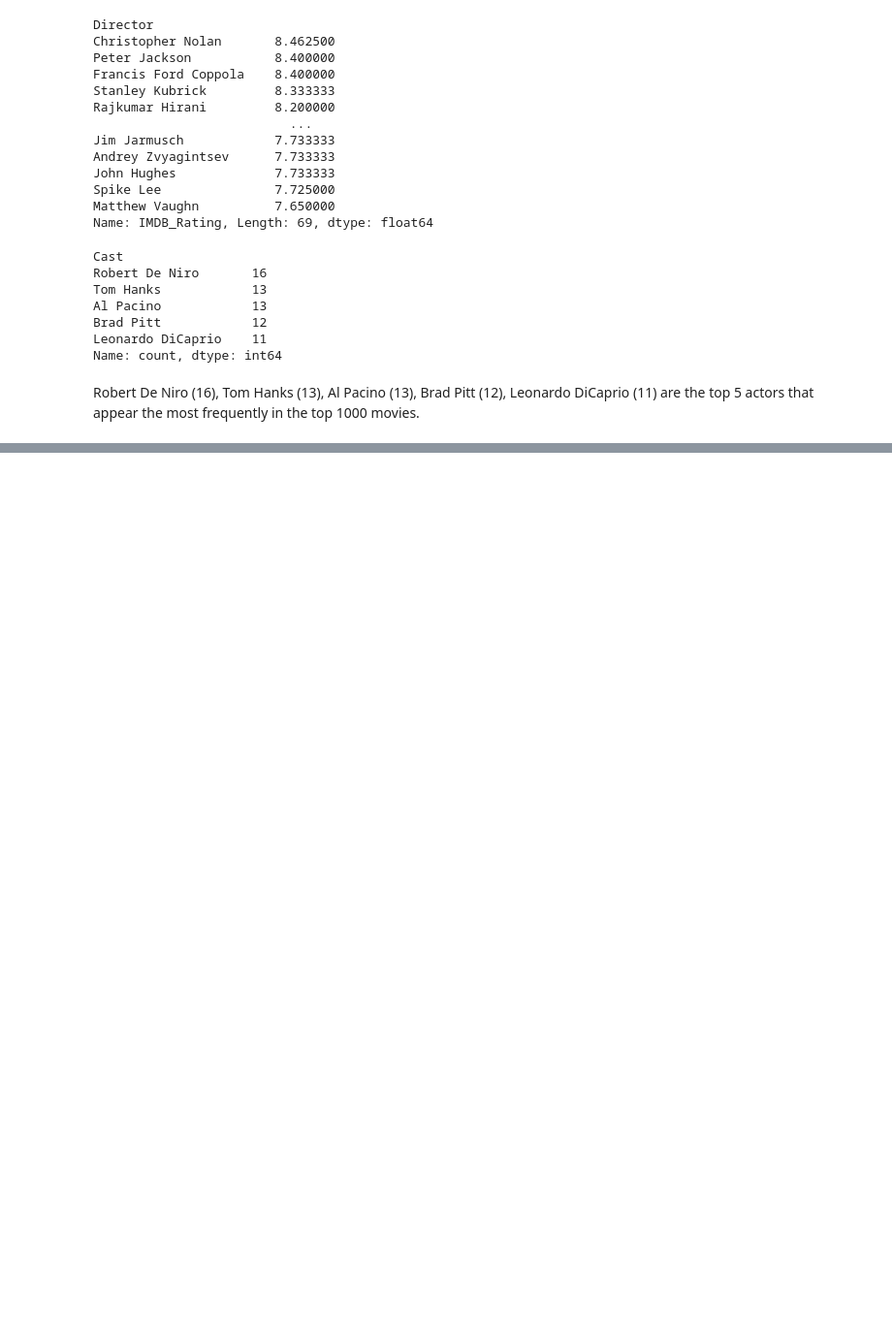
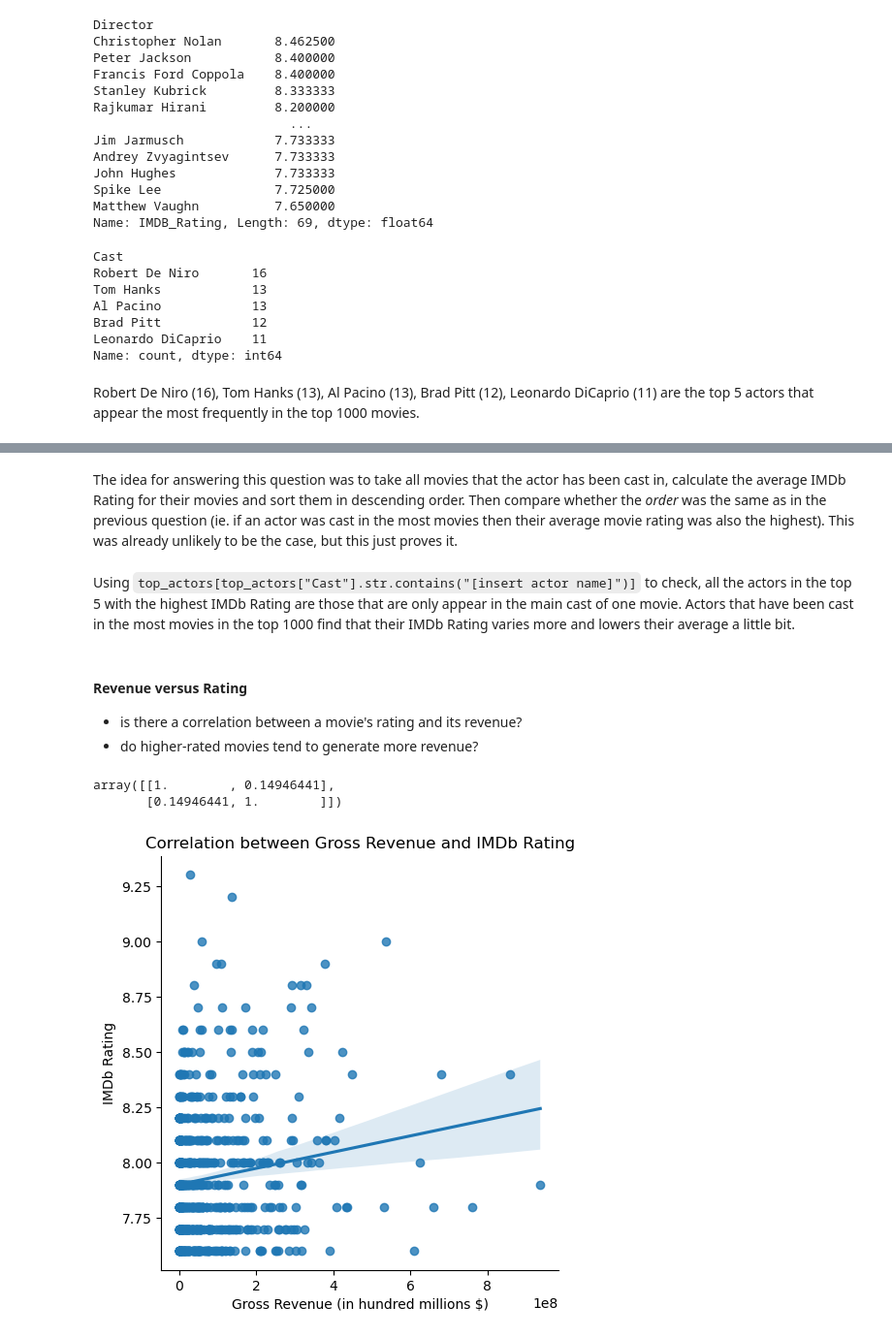
Before and after one commit to okashashuda/data-analysis-movies, a Jupyter notebook: movies-analysis.ipynb, the cells around one changed output, grey strips where cells are left out. Shown: that part at 97% size. Saved outputs shown, nothing was run; the diff lists cells and outputs as text; code cells hidden in the pictures; blank space fills up the shorter version.

Commit message:
continued working on analyzing and answering questions about the dataset

```diff
--- a/movies-analysis.ipynb
+++ b/movies-analysis.ipynb
@@ -373,0 +384,21 @@ Robert De Niro (16), Tom Hanks (13), Al Pacino (13), Brad Pitt (12), Leonardo Di
+# %% [markdown]
+The idea for answering this question was to take all movies that the actor has been cast in, calculate the average IMDb Rating for their movies and sort them in descending order. Then compare whether the *order* was the same as in the previous question (ie. if an actor was cast in the most movies then their average movie rating was also the highest). This was already unlikely to be the case, but this just proves it.
+# %% [markdown]
+Using `top_actors[top_actors["Cast"].str.contains("[insert actor name]")]` to check, all the actors in the top 5 with the highest IMDb Rating are those that are only appear in the main cast of one movie. Actors that have been cast in the most movies in the top 1000 find that their IMDb Rating varies more and lowers their average a little bit.
+# %% [markdown]
+#### **Revenue versus Rating**
+- is there a correlation between a movie's rating and its revenue?
+- do higher-rated movies tend to generate more revenue?
+# %%
+np.corrcoef(data["IMDB_Rating"], data["Gross"])
+# %% [output]
+array([[1.        , 0.14946441],
+       [0.14946441, 1.        ]])
+# %%
+sns.lmplot(data, x="Gross", y="IMDB_Rating")
+plt.title("Correlation between Gross Revenue and IMDb Rating")
+plt.xlabel("Gross Revenue (in hundred millions $)")
+plt.ylabel("IMDb Rating")
+plt.show()
+# %% [output]
+[figure, added]
```
Also changed, not shown: parts of 8 cells of this notebook.
